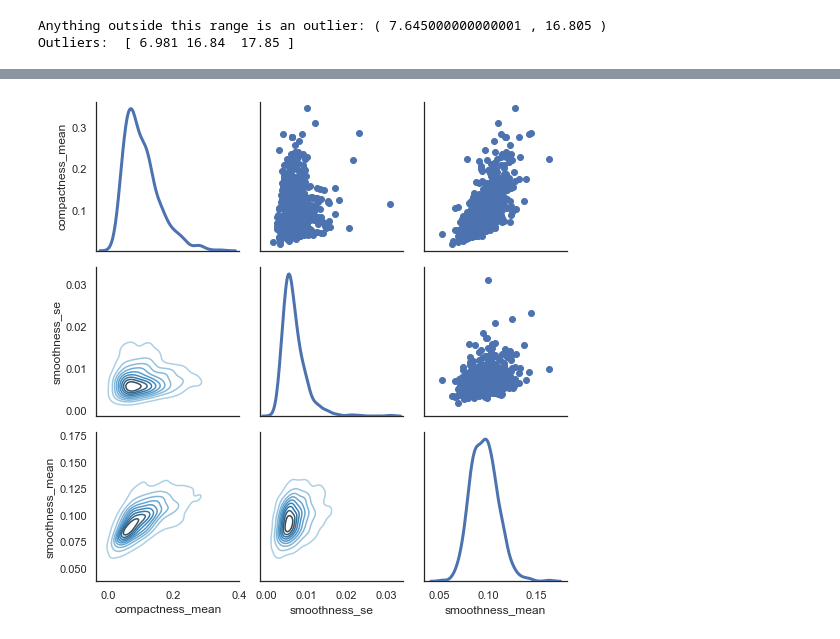
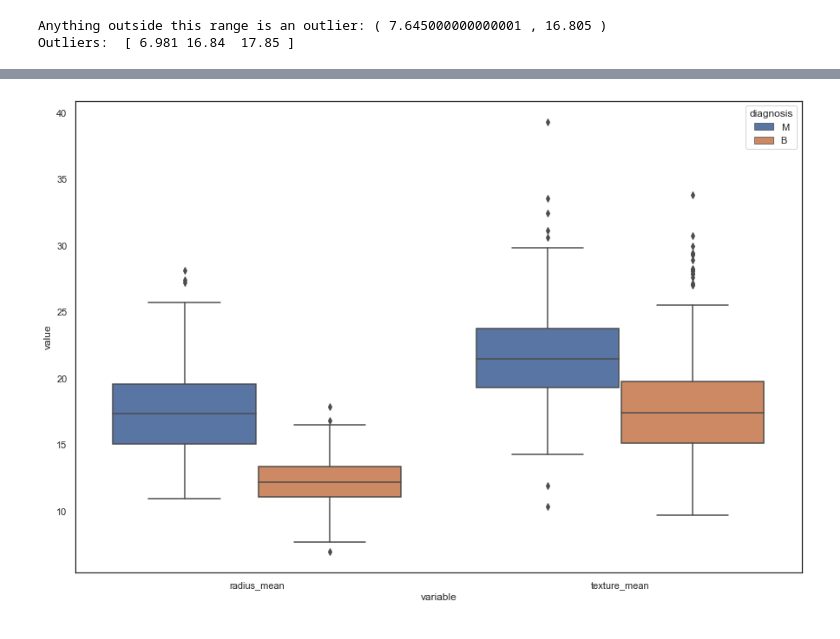
Before and after one commit to Tilda98/Causal_Inference, a Jupyter notebook: notebooks/eda.ipynb, the cells around one changed output, grey strips where cells are left out. Saved outputs shown, nothing was run; the diff lists cells and outputs as text; code cells hidden in the pictures.

Commit message:
fixed outliers

```diff
--- a/notebooks/eda.ipynb
+++ b/notebooks/eda.ipynb
@@ -200,7 +211,8 @@ Anything outside this range is an outlier: ( 7.645000000000001 , 16.805 )
 Outliers:  [ 6.981 16.84  17.85 ]
 # %%
 # Box plot to show outliers
-melted_data = pd.melt(data,id_vars = "diagnosis",value_vars = ['radius_mean', 'texture_mean'])
-plt.figure(figsize = (15,10))
-sns.boxplot(x = "variable", y = "value", hue="diagnosis",data= melted_data)
-plt.show()
+def plot_outlier(data,columns,title):
+    melted_data = pd.melt(data,id_vars = "diagnosis",value_vars = columns)
+    plt.figure(figsize = (15,10))
+    sns.boxplot(x = "variable", y = "value", hue="diagnosis",data= melted_data)
+    plt.show()
@@ -229,11 +219,5 @@ memory usage: 137.9+ KB
-# %%
-# Checking relationship between more than 2 distribution
-sns.set(style = "white")
-df = data.loc[:,["compactness_mean","smoothness_se","smoothness_mean"]]
-g = sns.PairGrid(df,diag_sharey = False,)
-g.map_lower(sns.kdeplot,cmap="Blues_d")
-g.map_upper(plt.scatter)
-g.map_diag(sns.kdeplot,lw =3)
-plt.show()
-# %% [output]
-[figure, removed]
+# %%
+columns = ['radius_mean', 'texture_mean']
+plot_outlier(data,columns,'Outliers in texture_mean and radius_mean \n')
+# %% [output]
+[figure, added]
```
Also changed, not shown: parts of 10 cells of this notebook.
